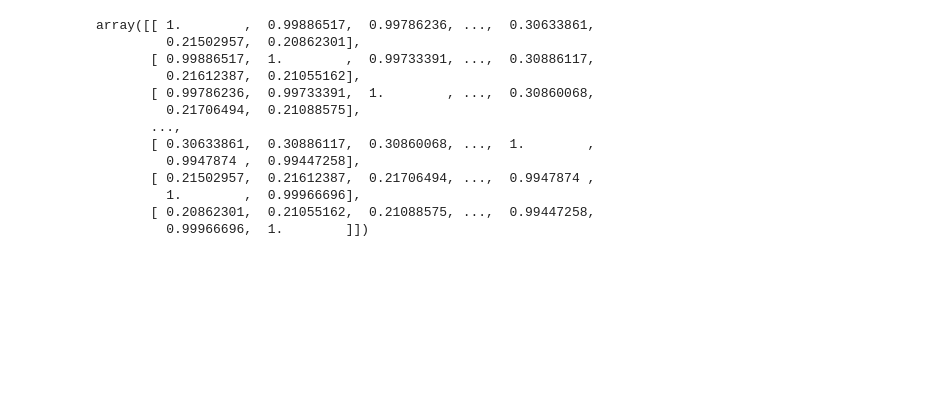
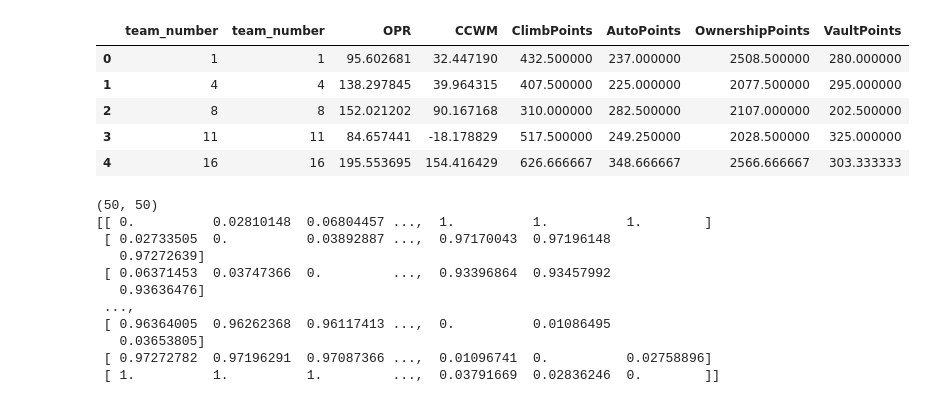
Before and after one commit to alexemrick/DS3001, a Jupyter notebook: Cosine Similarity.ipynb, the cells around one changed output. Cells and saved outputs as stored; diff of their text form; code cells hidden in the pictures; blank space fills up the shorter version.

```diff
--- a/Cosine Similarity.ipynb
+++ b/Cosine Similarity.ipynb
@@ -55,16 +69,10 @@ cos = cosine_similarity(df)
-# %%
-cos
-# %% [output]
-array([[ 1.        ,  0.99886517,  0.99786236, ...,  0.30633861,
-         0.21502957,  0.20862301],
-       [ 0.99886517,  1.        ,  0.99733391, ...,  0.30886117,
-         0.21612387,  0.21055162],
-       [ 0.99786236,  0.99733391,  1.        , ...,  0.30860068,
-         0.21706494,  0.21088575],
-       ...,
-       [ 0.30633861,  0.30886117,  0.30860068, ...,  1.        ,
-         0.9947874 ,  0.99447258],
-       [ 0.21502957,  0.21612387,  0.21706494, ...,  0.9947874 ,
-         1.        ,  0.99966696],
-       [ 0.20862301,  0.21055162,  0.21088575, ...,  0.99447258,
-         0.99966696,  1.        ]])
+# %%
+result = pd.concat([team_name, df], axis=1)
+result.head()
+# %% [output]
+|  | team_number | team_number | OPR | CCWM | ClimbPoints | AutoPoints | OwnershipPoints | VaultPoints |
+| 0 | 1 | 1 | 95.602681 | 32.447190 | 432.500000 | 237.000000 | 2508.500000 | 280.000000 |
+| 1 | 4 | 4 | 138.297845 | 39.964315 | 407.500000 | 225.000000 | 2077.500000 | 295.000000 |
+| 2 | 8 | 8 | 152.021202 | 90.167168 | 310.000000 | 282.500000 | 2107.000000 | 202.500000 |
+| 3 | 11 | 11 | 84.657441 | -18.178829 | 517.500000 | 249.250000 | 2028.500000 | 325.000000 |
+| 4 | 16 | 16 | 195.553695 | 154.416429 | 626.666667 | 348.666667 | 2566.666667 | 303.333333 |
@@ -71 +83,19 @@ array([[ 1.        ,  0.99886517,  0.99786236, ...,  0.30633861,
+# %%
+cos[9]
+# result = df
+x_normed = cos / cos.max(axis=0)
+print x_normed.shape
+print x_normed
+# %% [output]
+(50, 50)
+[[ 0.          0.02810148  0.06804457 ...,  1.          1.          1.        ]
+ [ 0.02733505  0.          0.03892887 ...,  0.97170043  0.97196148
+   0.97272639]
+ [ 0.06371453  0.03747366  0.         ...,  0.93396864  0.93457992
+   0.93636476]
+ ...,
+ [ 0.96364005  0.96262368  0.96117413 ...,  0.          0.01086495
+   0.03653805]
+ [ 0.97272782  0.97196291  0.97087366 ...,  0.01096741  0.          0.02758896]
+ [ 1.          1.          1.         ...,  0.03791669  0.02836246  0.        ]]
 # %%
```
Also changed, not shown: parts of 9 cells of this notebook, 2 other files.
